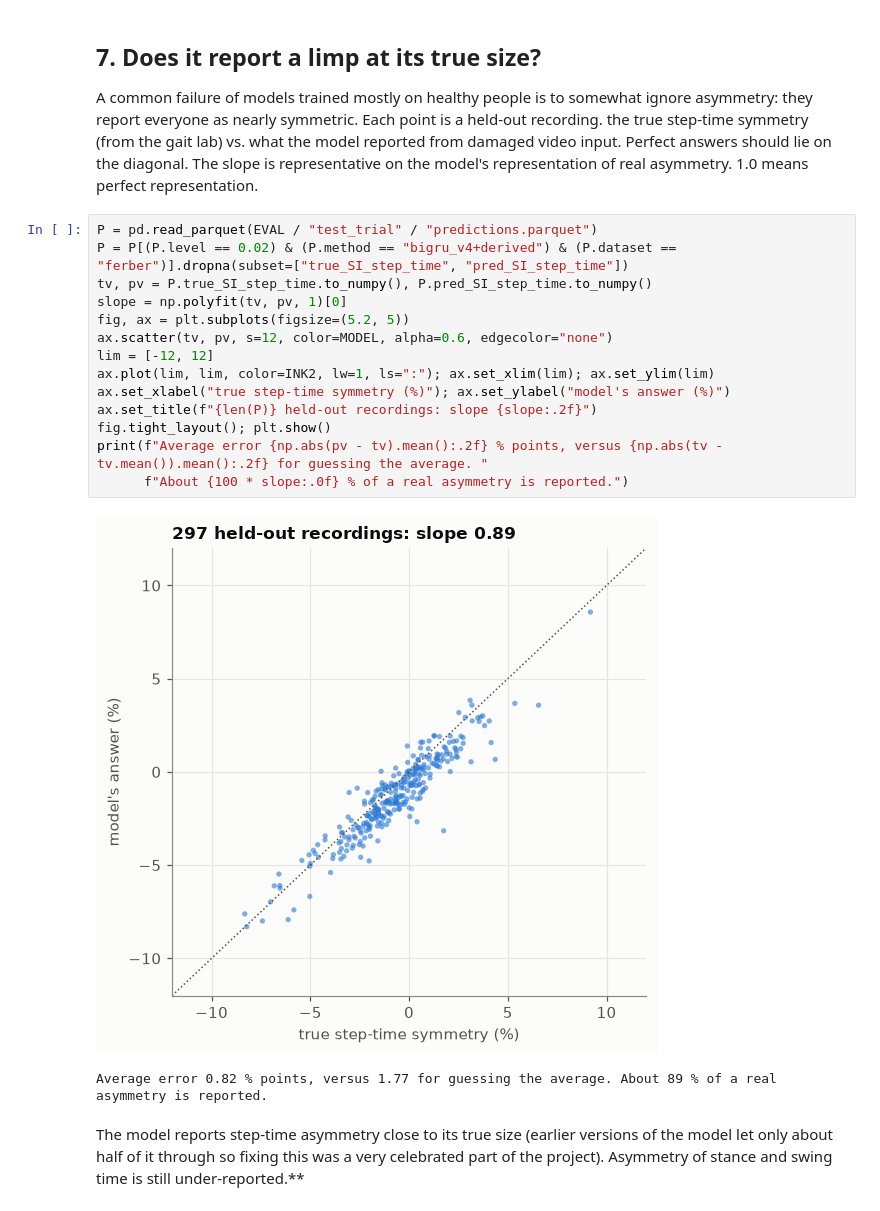
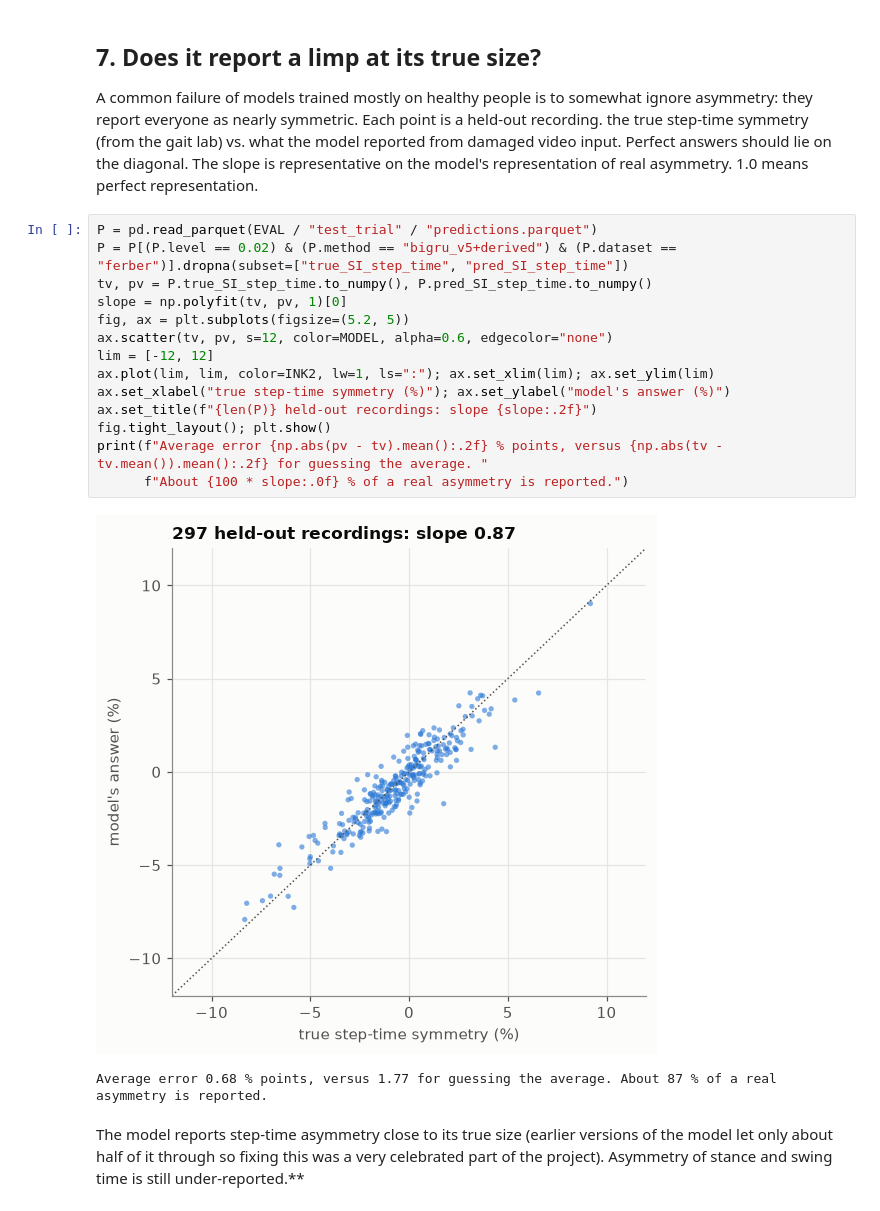
Before and after one commit to N0-D3V/PhysioGait, a Jupyter notebook: notebooks/gait_walkthrough.ipynb, the cells around one changed output. Cells and saved outputs as stored; diff of their text form.

Commit message:
Train v5 on real pose errors

```diff
--- a/notebooks/gait_walkthrough.ipynb
+++ b/notebooks/gait_walkthrough.ipynb
@@ -292,21 +292,21 @@ A common failure of models trained mostly on healthy people is to somewhat ignor
 gait lab) vs. what the model reported from damaged video input. Perfect answers should lie on the diagonal. The slope is representative on the model's representation of real asymmetry. 1.0 means perfect representation.
 # %%
 P = pd.read_parquet(EVAL / "test_trial" / "predictions.parquet")
-P = P[(P.level == 0.02) & (P.method == "bigru_v4+derived") & (P.dataset == "ferber")].dropna(subset=["true_SI_step_time", "pred_SI_step_time"])
+P = P[(P.level == 0.02) & (P.method == "bigru_v5+derived") & (P.dataset == "ferber")].dropna(subset=["true_SI_step_time", "pred_SI_step_time"])
 tv, pv = P.true_SI_step_time.to_numpy(), P.pred_SI_step_time.to_numpy()
 slope = np.polyfit(tv, pv, 1)[0]
 fig, ax = plt.subplots(figsize=(5.2, 5))
 ax.scatter(tv, pv, s=12, color=MODEL, alpha=0.6, edgecolor="none")
 lim = [-12, 12]
 ax.plot(lim, lim, color=INK2, lw=1, ls=":"); ax.set_xlim(lim); ax.set_ylim(lim)
 ax.set_xlabel("true step-time symmetry (%)"); ax.set_ylabel("model's answer (%)")
 ax.set_title(f"{len(P)} held-out recordings: slope {slope:.2f}")
 fig.tight_layout(); plt.show()
 print(f"Average error {np.abs(pv - tv).mean():.2f} % points, versus {np.abs(tv - tv.mean()).mean():.2f} for guessing the average. "
       f"About {100 * slope:.0f} % of a real asymmetry is reported.")
 # %% [output]
-[figure, old version]
+[figure, new version]
-Average error 0.82 % points, versus 1.77 for guessing the average. About 89 % of a real asymmetry is reported.
+Average error 0.68 % points, versus 1.77 for guessing the average. About 87 % of a real asymmetry is reported.
 # %% [markdown]
 The model reports step-time asymmetry close to its true size (earlier versions of the model let only
 about half of it through so fixing this was a very celebrated part of the project). Asymmetry of stance and swing time is
```
Also changed, not shown: parts of 10 cells of this notebook, 11 other files.
